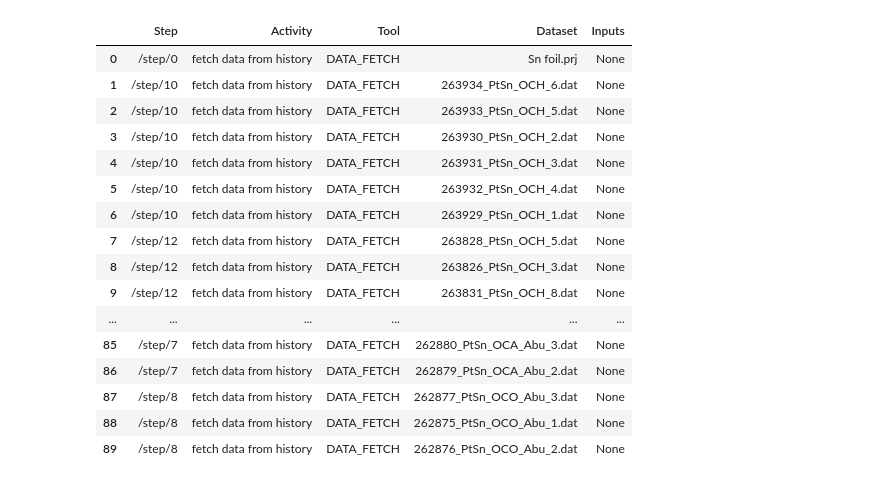
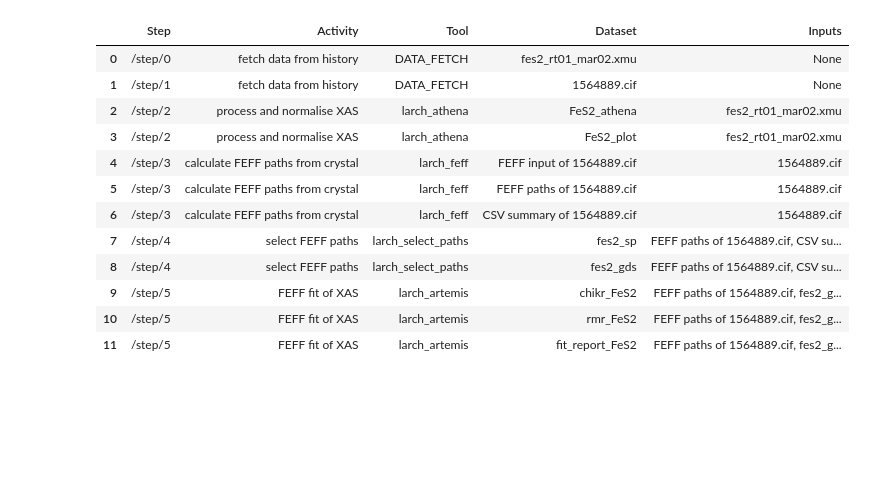
Before and after one commit to scman1/Galaxy-RO-Crate-Parse, a Jupyter notebook: Read Modified RO-Crate.ipynb, the cells around one changed output. Saved outputs shown, nothing was run; the diff lists cells and outputs as text; code cells hidden in the pictures; blank space fills up the shorter version.

Commit message:
Completed first version of summary of  RO-Crate datasets

```diff
--- a/Read Modified RO-Crate.ipynb
+++ b/Read Modified RO-Crate.ipynb
@@ -17,21 +25,27 @@ exp_crate/
 # %%
-# using rocrate
+# RO-Crate access
 from rocrate.rocrate import ROCrate
+# Directory and file management
 from pathlib import Path
 
 # defined functions to get data from RO-Crate
 from read_provenance import *
+
 # "FeS2-Analysis.rocrate.prov.zip" FeS2 example modified
 # "Paper_1_Pt3Sn.rocrate.prov.zip" paper 1 modified
-
-file_name = "Paper_1_Pt3Sn.rocrate.prov.zip"
+file_name = "FeS2-Analysis.rocrate.prov.zip"
 
 file_path = Path("./result_roc", file_name)
 
-crate = ROCrate(file_path)
-data_entities = []
-for e in crate.get_entities():
-    if "provenance/data" in e.id:
-        print(e.id, e.type)
-        data_entities.append(e.id)
+# get the PROV-O graph from the RO-Crate
+roc_prov = get_roc_provenance(file_path)
+
+#plan_dot = draw_prov_only(roc_prov)
+#display(plan_dot)
+
+#plan_dot = draw_pplan_only(roc_prov)
+#display(plan_dot)
+
+fullprov_dot = draw_prov_full(roc_prov)
+display(fullprov_dot)
 # %% [output]
@@ -102,22 +71,18 @@ an_roc_graph = get_roc_provenance(file_path)
 # %%
 #get datasets provenance from the roc graph
-datasets_provenance = get_datasets_prov(an_roc_graph)
+datasets_provenance = get_datasets_prov(roc_prov)
 display(HTML(datasets_provenance.to_html().replace("\\n","<br>")))
 # %% [output]
 |  | Step | Activity | Tool | Dataset | Inputs |
-| 0 | /step/0 | fetch data from history | DATA_FETCH | Sn foil.prj | None |
-| 1 | /step/10 | fetch data from history | DATA_FETCH | 263934_PtSn_OCH_6.dat | None |
-| 2 | /step/10 | fetch data from history | DATA_FETCH | 263933_PtSn_OCH_5.dat | None |
-| 3 | /step/10 | fetch data from history | DATA_FETCH | 263930_PtSn_OCH_2.dat | None |
-| 4 | /step/10 | fetch data from history | DATA_FETCH | 263931_PtSn_OCH_3.dat | None |
-| 5 | /step/10 | fetch data from history | DATA_FETCH | 263932_PtSn_OCH_4.dat | None |
-| 6 | /step/10 | fetch data from history | DATA_FETCH | 263929_PtSn_OCH_1.dat | None |
-| 7 | /step/12 | fetch data from history | DATA_FETCH | 263828_PtSn_OCH_5.dat | None |
-| 8 | /step/12 | fetch data from history | DATA_FETCH | 263826_PtSn_OCH_3.dat | None |
-| 9 | /step/12 | fetch data from history | DATA_FETCH | 263831_PtSn_OCH_8.dat | None |
-| ... | ... | ... | ... | ... | ... |
-| 85 | /step/7 | fetch data from history | DATA_FETCH | 262880_PtSn_OCA_Abu_3.dat | None |
-| 86 | /step/7 | fetch data from history | DATA_FETCH | 262879_PtSn_OCA_Abu_2.dat | None |
-| 87 | /step/8 | fetch data from history | DATA_FETCH | 262877_PtSn_OCO_Abu_3.dat | None |
-| 88 | /step/8 | fetch data from history | DATA_FETCH | 262875_PtSn_OCO_Abu_1.dat | None |
-| 89 | /step/8 | fetch data from history | DATA_FETCH | 262876_PtSn_OCO_Abu_2.dat | None |
+| 0 | /step/0 | fetch data from history | DATA_FETCH | fes2_rt01_mar02.xmu | None |
+| 1 | /step/1 | fetch data from history | DATA_FETCH | 1564889.cif | None |
+| 2 | /step/2 | process and normalise XAS | larch_athena | FeS2_athena | fes2_rt01_mar02.xmu |
+| 3 | /step/2 | process and normalise XAS | larch_athena | FeS2_plot | fes2_rt01_mar02.xmu |
+| 4 | /step/3 | calculate FEFF paths from crystal | larch_feff | FEFF input of 1564889.cif | 1564889.cif |
+| 5 | /step/3 | calculate FEFF paths from crystal | larch_feff | FEFF paths of 1564889.cif | 1564889.cif |
+| 6 | /step/3 | calculate FEFF paths from crystal | larch_feff | CSV summary of 1564889.cif | 1564889.cif |
+| 7 | /step/4 | select FEFF paths | larch_select_paths | fes2_sp | FEFF paths of 1564889.cif, CSV su... |
+| 8 | /step/4 | select FEFF paths | larch_select_paths | fes2_gds | FEFF paths of 1564889.cif, CSV su... |
+| 9 | /step/5 | FEFF fit of XAS | larch_artemis | chikr_FeS2 | FEFF paths of 1564889.cif, fes2_g... |
+| 10 | /step/5 | FEFF fit of XAS | larch_artemis | rmr_FeS2 | FEFF paths of 1564889.cif, fes2_g... |
+| 11 | /step/5 | FEFF fit of XAS | larch_artemis | fit_report_FeS2 | FEFF paths of 1564889.cif, fes2_g... |
```
Also changed, not shown: parts of 27 cells of this notebook, 2 other files.
